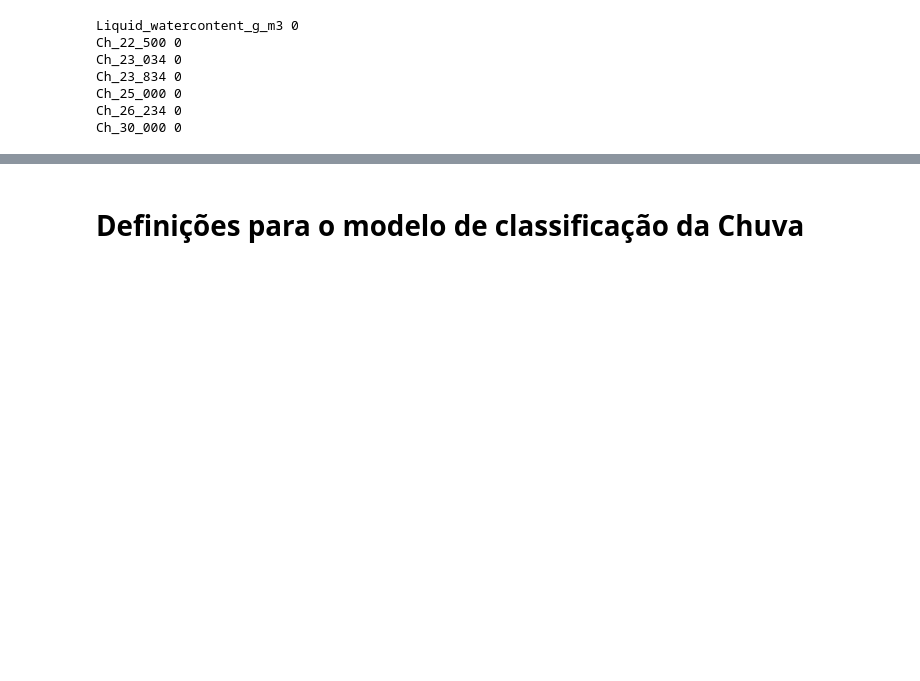
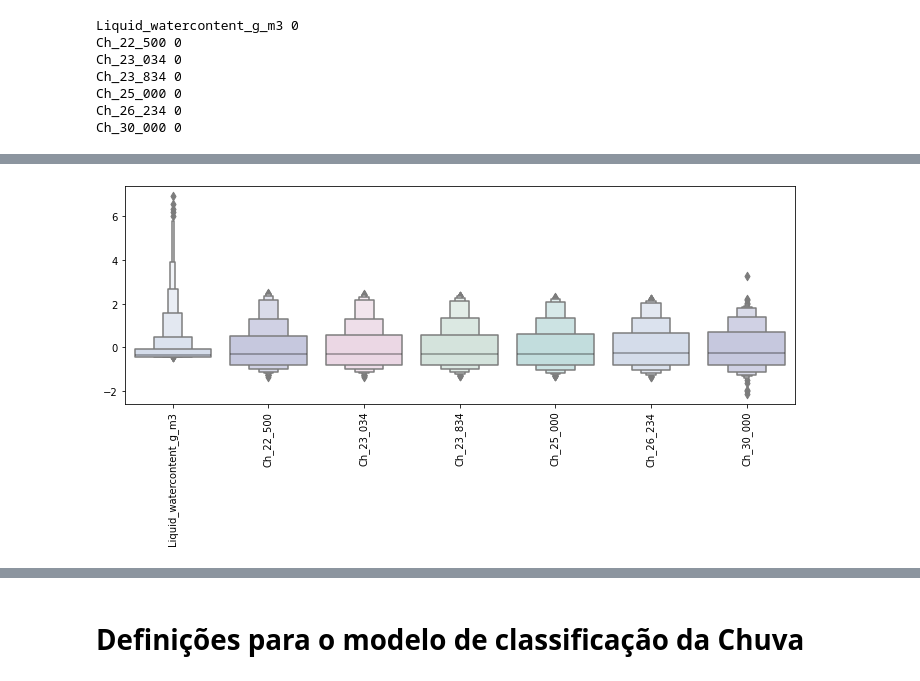
Before and after one commit to lourencocavalcante/Advanced-Topics-in-Environmental-Modeling, a Jupyter notebook: INPE_CAP425_ProjetoFinal_PredictRain_Lourenco_.ipynb, the cells around one changed output, grey strips where cells are left out. Cells and saved outputs as stored; diff of their text form; code cells hidden in the pictures; blank space fills up the shorter version.

```diff
--- a/INPE_CAP425_ProjetoFinal_PredictRain_Lourenco_.ipynb
+++ b/INPE_CAP425_ProjetoFinal_PredictRain_Lourenco_.ipynb
@@ -419,4 +429,6 @@ Class_Rain                   object
 dtype: object
 # %% [markdown]
 # **Definições para o modelo de Previsão de chuva a curtíssimo prazo**
+# %%
+df_multisensors['Class_Rain'].replace({0:'Não choveu', 1:'Choveu', 2:'Choveu', 3:'Choveu', 4:'Choveu'}, inplace = True)
 # %% [markdown]
@@ -470,3 +484,10 @@ Ch_23_834 0
 Ch_25_000 0
 Ch_26_234 0
 Ch_30_000 0
+# %%
+# Preenchendo valores ausentes com mediana da coluna em valor
+
+for i in num_cols:
+    df_multisensors[i].fillna(df_multisensors[i].median(), inplace=True)
+
+df_multisensors.info()
@@ -472,0 +510,7 @@ Ch_30_000 0
+# %%
+# Apply label encoder to each column with categorical data
+label_encoder = LabelEncoder()
+for i in object_cols:
+    df_multisensors[i] = label_encoder.fit_transform(df_multisensors[i])
+
+df_multisensors.info()
@@ -472,0 +533,14 @@ Ch_30_000 0
+# %%
+# Preparando atributos de dados de escala
+
+features = df_multisensors.drop(['Class_Rain'], axis=1) # Descarta colunas de destino e extras
+
+target = df_multisensors['Class_Rain']
+
+#Configura um scaler padrão para os recursos
+col_names = list(features.columns)
+s_scaler = preprocessing.StandardScaler()
+features = s_scaler.fit_transform(features)
+features = pd.DataFrame(features, columns=col_names)
+
+features.describe().T
@@ -472,0 +556,10 @@ Ch_30_000 0
+# %%
+#Detecção de outliers
+#Observando os recursos em escala
+colours = ["#D0DBEE", "#C2C4E2", "#EED4E5", "#D1E6DC", "#BDE2E2"]
+plt.figure(figsize=(12,4))
+sns.boxenplot(data = features,palette = colours)
+plt.xticks(rotation=90)
+plt.show()
+# %% [output]
+[figure, added]
```
Also changed, not shown: parts of 15 cells of this notebook.
